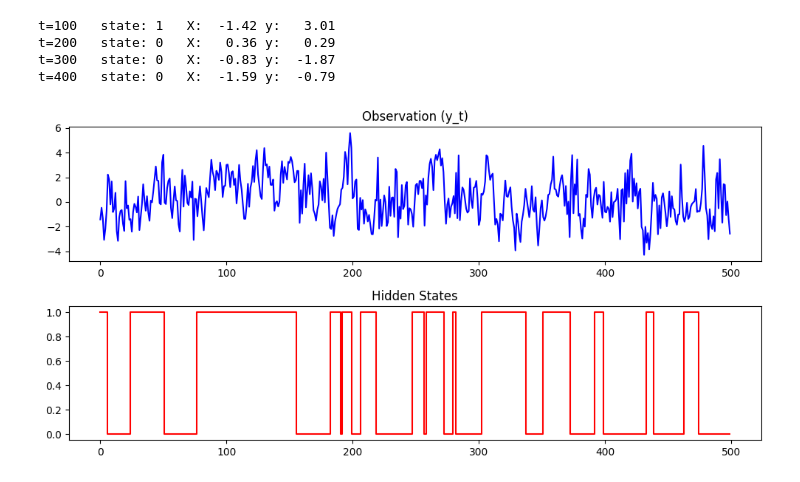
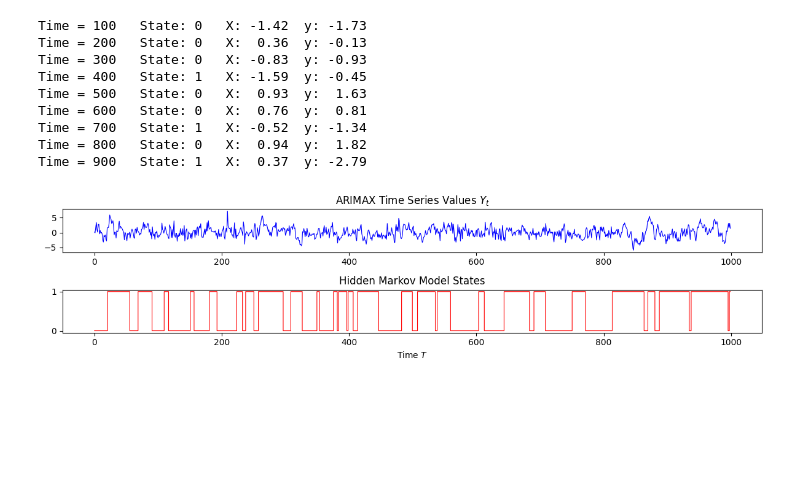
Before and after one commit to egil10/stk-mat2011, a Jupyter notebook: code/notebooks/arimax.ipynb, the cells around one changed output. Saved outputs shown, nothing was run; the diff lists cells and outputs as text; code cells hidden in the pictures; blank space fills up the shorter version.

```diff
--- a/code/notebooks/arimax.ipynb
+++ b/code/notebooks/arimax.ipynb
@@ -4,50 +1,95 @@ import matplotlib.pyplot as plt
+# %%
+# Importing packages
+import numpy as np
+import matplotlib.pyplot as plt
+import os
+
+# Setting up a plotting directory in the repository
+plot_dir = os.path.join("..", "plots", "eda")
+os.makedirs(plot_dir, exist_ok=True)
+# %%
+""" Global parameters """
+
+# Answer to the universe
+np.random.seed(42)
+
+# Number of time periods
+T = 1000
 # %%
-# y_t = p * y_{t-1} + b* X_t + e_t
+""" ARIMAX Hidden Markov Model Y_{t} = P*Y_{t-1} + b*X_{t} + e_{t} """
 
-np.random.seed(42)
-
-T = 500
+# Number of hidden states k
 k = 2
 
+# ARIMAX parameters rho (reliance on past time steps),
+# beta (weight of random variable X_{t}), and sigma (variance)
 rho = np.array([0.2, 0.8])
 beta = np.array([1.5, -0.5])
 sigma = np.array([0.5, 1.0])
 
+# Transition matrix P
 P = np.array([
     [0.95, 0.05],
     [0.05, 0.95]
 ])
 
+# Stochastic variable X
 X = np.random.normal(loc=0, scale=1, size=T)
+
+# Setting up states and time series value y
 states = np.zeros(T, dtype=int)
 y = np.zeros(T)
 
+# Initial state and time series value chosen by random
 states[0] = np.random.choice(k)
 y[0] = np.random.normal(scale=sigma[states[0]])
 
+# Looping through states across T time periods
 for t in range(1, T):
+
+    # State at time t in T and saving it to variable s
     states[t] = np.random.choice(k, p=P[states[t-1]])
     s = states[t]
 
+    # Time series value depend on parameter rho times past value
+    # plus beta times stochastic value X plus random noise
     y[t] = rho[s]*y[t-1] + beta[s]*X[t] + np.random.normal(scale=sigma[s])
 
+    # Printing out every 100th step in the loop
     if t % 100 == 0:
-        print(f"t={t:<5} state: {s:<3} X: {X[t]:>6.2f} y: {y[t]:>6.2f}")
+        print(f"Time = {t:<5} State: {s:<3} X:{X[t]:>6.2f}  y:{y[t]:>6.2f}")
 # %% [output]
-t=100   state: 1   X:  -1.42 y:   3.01
-t=200   state: 0   X:   0.36 y:   0.29
-t=300   state: 0   X:  -0.83 y:  -1.87
-t=400   state: 0   X:  -1.59 y:  -0.79
+Time = 100   State: 0   X: -1.42  y: -1.73
+Time = 200   State: 0   X:  0.36  y: -0.13
+Time = 300   State: 0   X: -0.83  y: -0.93
+Time = 400   State: 1   X: -1.59  y: -0.45
+Time = 500   State: 0   X:  0.93  y:  1.63
+Time = 600   State: 0   X:  0.76  y:  0.81
+Time = 700   State: 1   X: -0.52  y: -1.34
+Time = 800   State: 0   X:  0.94  y:  1.82
+Time = 900   State: 1   X:  0.37  y: -2.79
 # %%
-fig, (ax1, ax2) = plt.subplots(2, 1, figsize=(10, 5))
+""" Plotting figure """
 
-ax1.plot(y, color='blue')
-ax1.set_title("Observation (y_t)")
+# Setting up an environment with two figures stacked
+fig, (ax1, ax2) = plt.subplots(2, 1, figsize=(12, 3))
 
-ax2.plot(states, color='red', drawstyle='steps-mid')
-ax2.set_title("Hidden States")
+# First panel showing the time series values over time
+ax1.plot(y, color='blue', linewidth=0.8)
+ax1.set_title("ARIMAX Time Series Values $Y_t$")
 
+# Second panel showing the hidden states over time between 0 and 1
+ax2.plot(states, color='red', drawstyle='steps-mid', linewidth=0.8)
+ax2.set_title("Hidden Markov Model States")
+
+# Arguments for both panels
+plt.xlabel("Time $T$")
+
+# Tight layout
 plt.tight_layout()
+
+# # Saving and showing the figure
+plt.savefig(os.path.join(plot_dir, f"arimax-hmm.pdf"), bbox_inches="tight")
 plt.show()
 # %% [output]
-[figure, old version]
+[figure, new version]
```
Also changed, not shown: parts of 1 cell of this notebook, 11 other files.
